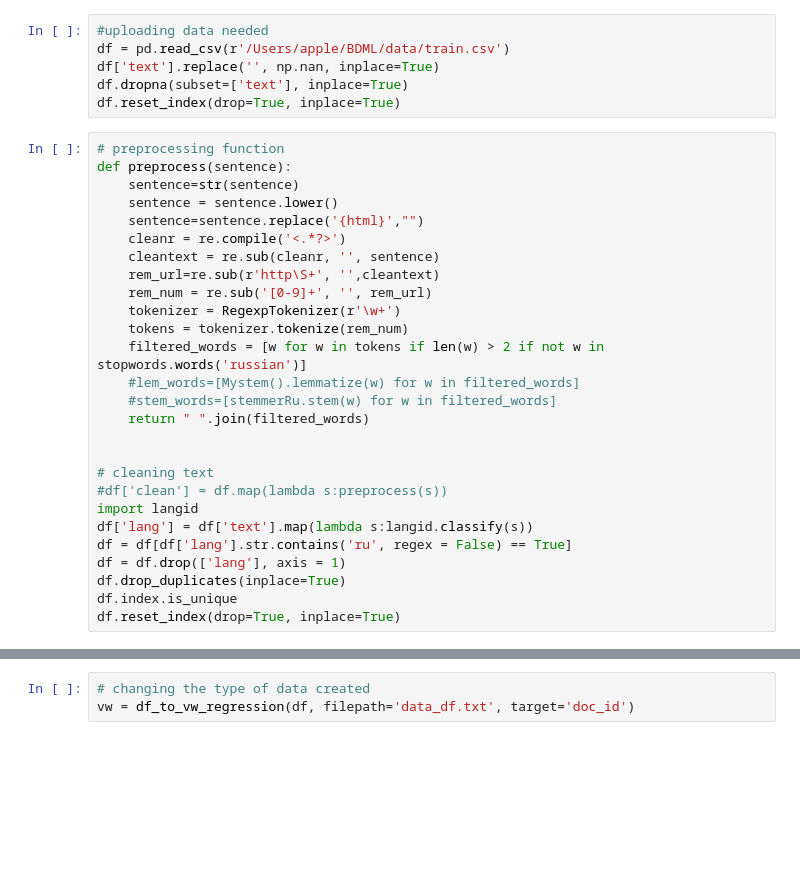
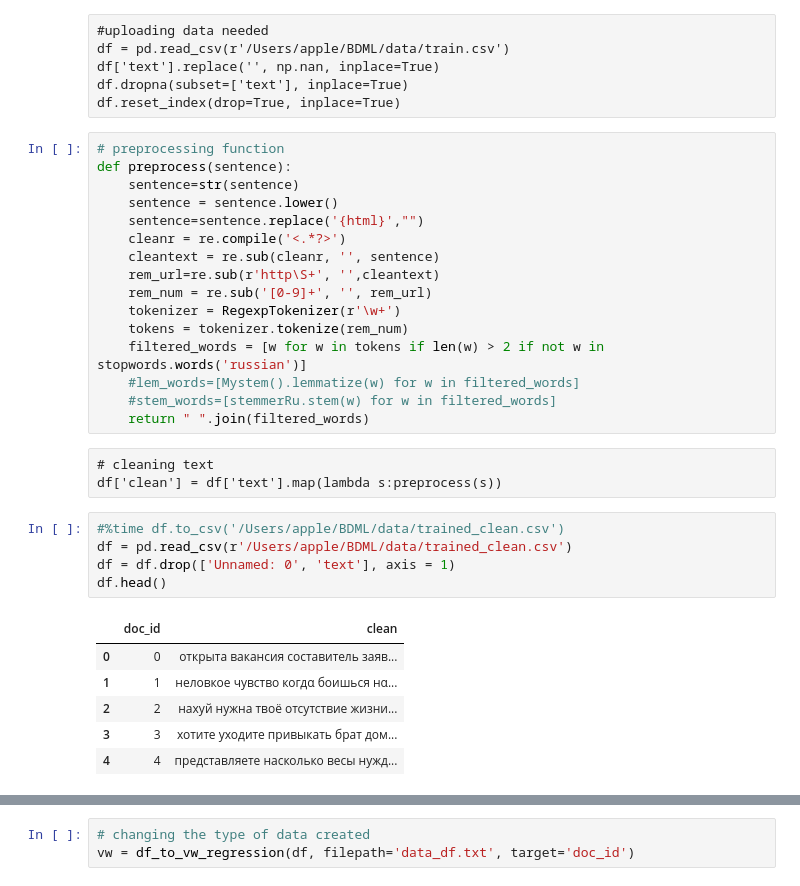
Before and after one commit to Vladimirchizh/TopicModeling, a Jupyter notebook: run_artm.ipynb, the cells around one changed output, grey strips where cells are left out. Cells and saved outputs as stored; diff of their text form; blank space fills up the shorter version.

```diff
--- a/run_artm.ipynb
+++ b/run_artm.ipynb
@@ -23,12 +23,12 @@ from sklearn.feature_extraction.text import TfidfVectorizer
 from sklearn.pipeline import Pipeline
 from sklearn.model_selection import train_test_split
 from sklearn.cluster import AgglomerativeClustering
-# %%
-#uploading data needed
-df = pd.read_csv(r'/Users/apple/BDML/data/train.csv')
-df['text'].replace('', np.nan, inplace=True)
-df.dropna(subset=['text'], inplace=True)
-df.reset_index(drop=True, inplace=True)
+# %% [raw]
+#uploading data needed
+df = pd.read_csv(r'/Users/apple/BDML/data/train.csv')
+df['text'].replace('', np.nan, inplace=True)
+df.dropna(subset=['text'], inplace=True)
+df.reset_index(drop=True, inplace=True)
 # %%
 # preprocessing function
 def preprocess(sentence):
@@ -45,17 +45,21 @@ def preprocess(sentence):
     #lem_words=[Mystem().lemmatize(w) for w in filtered_words]
     #stem_words=[stemmerRu.stem(w) for w in filtered_words]
     return " ".join(filtered_words)
-
-
-# cleaning text
-#df['clean'] = df.map(lambda s:preprocess(s))
-import langid
-df['lang'] = df['text'].map(lambda s:langid.classify(s))
-df = df[df['lang'].str.contains('ru', regex = False) == True]
-df = df.drop(['lang'], axis = 1)
-df.drop_duplicates(inplace=True)
-df.index.is_unique
-df.reset_index(drop=True, inplace=True)
+# %% [raw]
+# cleaning text
+df['clean'] = df['text'].map(lambda s:preprocess(s))
+# %%
+#%time df.to_csv('/Users/apple/BDML/data/trained_clean.csv')
+df = pd.read_csv(r'/Users/apple/BDML/data/trained_clean.csv')
+df = df.drop(['Unnamed: 0', 'text'], axis = 1)
+df.head()
+# %% [output]
+|  | doc_id | clean |
+| 0 | 0 | открыта вакансия составитель заяв... |
+| 1 | 1 | неловкое чувство когдα боишься нα... |
+| 2 | 2 | нахуй нужна твоё отсутствие жизни... |
+| 3 | 3 | хотите уходите привыкать брат дом... |
+| 4 | 4 | представляете насколько весы нужд... |
 # %%
 import artm
 
```
Also changed, not shown: parts of 11 cells of this notebook, 1 other file.
